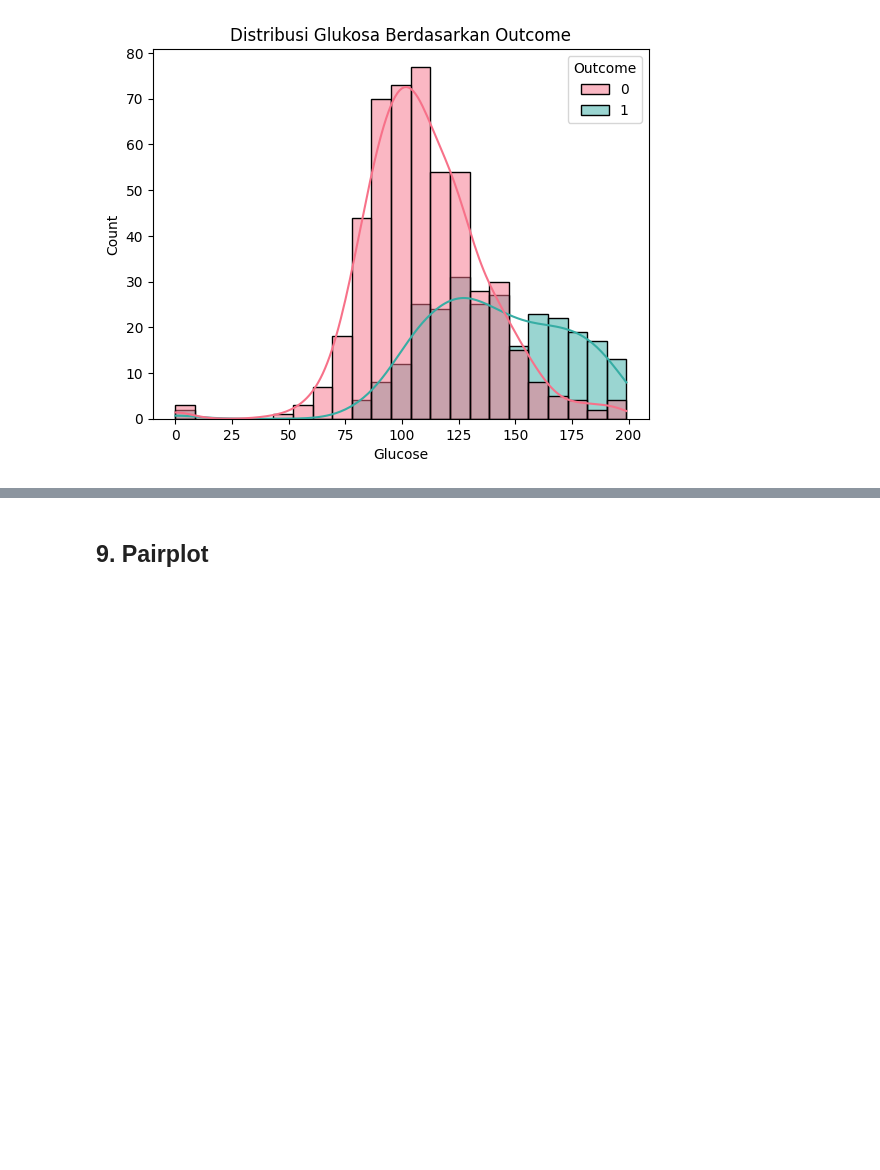
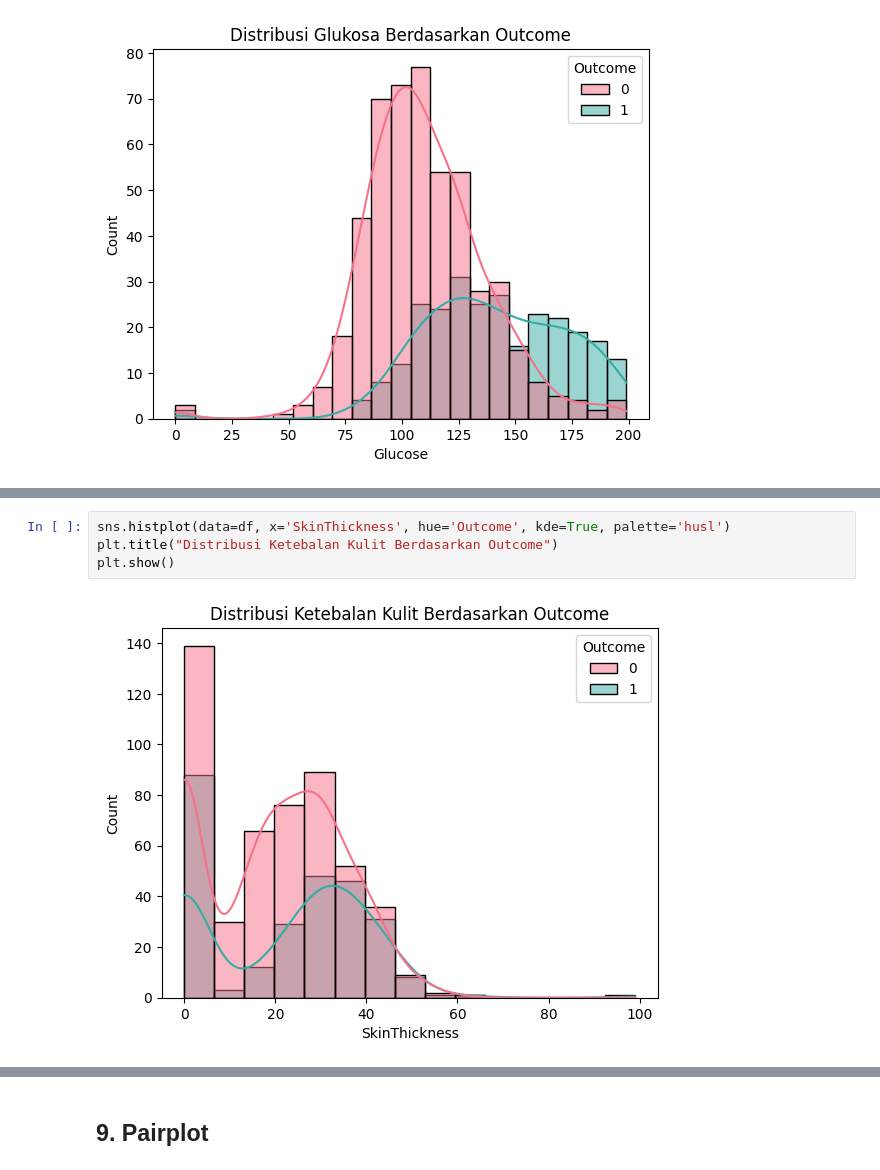
Before and after one commit to Diokta/Klasifikasi-Diabetes, a Jupyter notebook: Diabetes Classification.ipynb, the cells around one changed output, grey strips where cells are left out. Cells and saved outputs as stored; diff of their text form; blank space fills up the shorter version.

```diff
--- a/Diabetes Classification.ipynb
+++ b/Diabetes Classification.ipynb
@@ -129,0 +142,6 @@ plt.show()
+# %%
+sns.histplot(data=df, x='SkinThickness', hue='Outcome', kde=True, palette='husl')
+plt.title("Distribusi Ketebalan Kulit Berdasarkan Outcome")
+plt.show()
+# %% [output]
+[figure, added]
```
Also changed, not shown: parts of 6 cells of this notebook, 14 other files.
